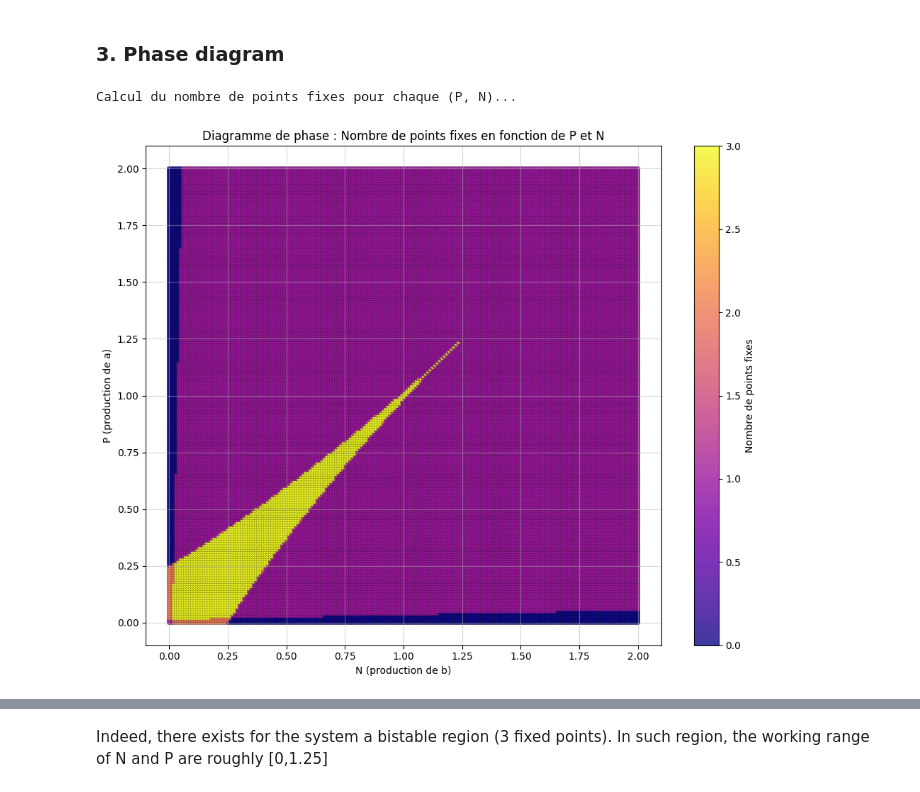
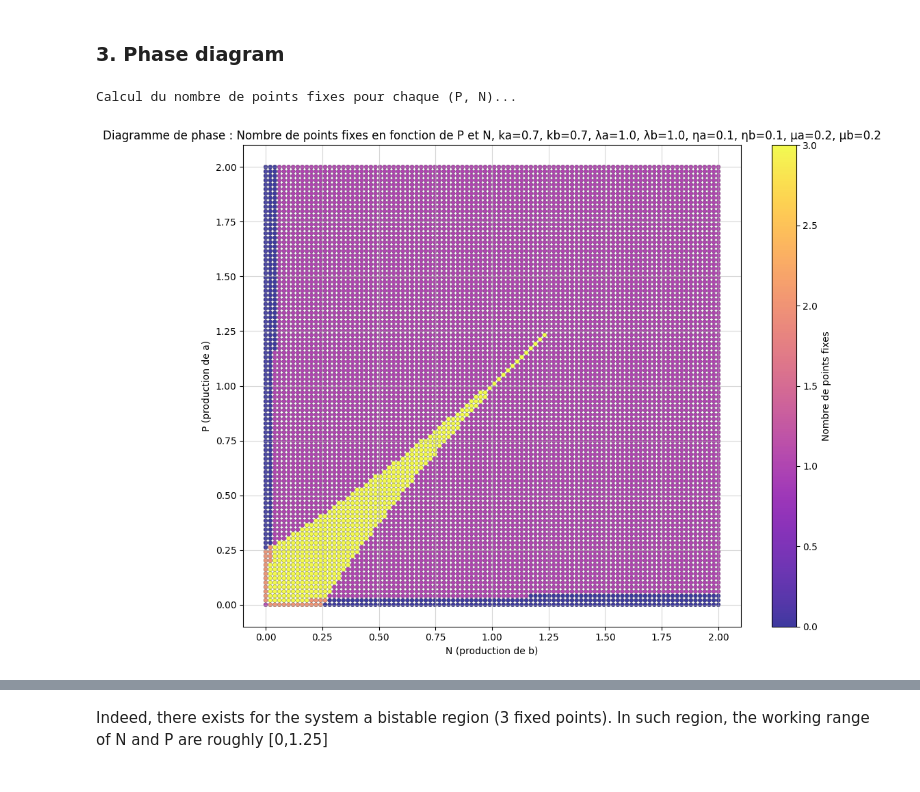
Before and after one commit to Aeronobase/Code-neural-network-with-CRNs, a Jupyter notebook: Sym Neuron-Rondelez_1_Phase_diagram.ipynb, the cells around one changed output, grey strips where cells are left out. Drawn from its saved outputs; the diff is of its cells as text; code cells hidden in the pictures.

```diff
--- a/Sym Neuron-Rondelez_1_Phase_diagram.ipynb
+++ b/Sym Neuron-Rondelez_1_Phase_diagram.ipynb
@@ -503,19 +470,20 @@ HBox(children=(FloatSlider(value=0.5, description='P:', max=2.0, step=0.05), Flo
 The a-nullcline and b-nullcline are drawn in red and blue and corresponds respectively to da/dt=0 and db/dt=0. Above the curve (da/dt>0), a is increasing, below, as is decreasing.
 # %% [markdown]
 ### 3. Phase diagram
+# %%
+import numpy as np
+import matplotlib.pyplot as plt
+from tqdm import tqdm
+from itertools import product
+from scipy.optimize import root
+
+# === Paramètres ===
+eta_a, eta_b = 0.1, 0.1
+mu_a, mu_b = 0.2, 0.2
+k_a, k_b = 0.7, 0.7
+lambda_a, lambda_b = 1.0, 1.0
+nb_points = 100  # Nombre de points dans la grille
 # %%
-import numpy as np
-import matplotlib.pyplot as plt
-from tqdm import tqdm
-from itertools import product
-from scipy.optimize import root
-
-# === Paramètres ===
-eta_a, eta_b = 0.1, 0.1
-mu_a, mu_b = 0.2, 0.2
-k_a, k_b = 0.7, 0.7
-lambda_a, lambda_b = 1.0, 1.0
-
 # === Système d'équations ===
 def da_dt(a, b, P):
     return P + (lambda_a * a) / (1 + k_a * a) - eta_a * a - mu_a * a * b
@@ -528,8 +496,8 @@ def system(y, P, N):
     return [da_dt(a, b, P), db_dt(a, b, N)]
 
 # === Espace de paramètres P et N ===
-P_vals = np.linspace(0, 2, 200)
-N_vals = np.linspace(0, 2, 200)
+P_vals = np.linspace(0, 2, nb_points)
+N_vals = np.linspace(0, 2, nb_points)
 
 # === Valeurs d'initialisation pour la recherche de points fixes ===
 a_guesses = [0.1, 1, 5, 10]
@@ -549,32 +517,32 @@ for P, N in tqdm(product(P_vals, N_vals), total=len(P_vals)*len(N_vals), desc="G
             try:
                 sol = root(lambda y: system(y, P, N), [a0, b0], method='hybr')
                 if sol.success:
                     a_sol, b_sol = sol.x
                     if a_sol > 0.01 and b_sol > 0.01:
                         if not any(np.hypot(a_sol - x, b_sol - y) < 0.3 for x, y in seen):
                             fixed_points.append((a_sol, b_sol))
                             seen.append((a_sol, b_sol))
             except:
                 continue
 
     bifurcation_data.append((P, N, len(fixed_points)))
 
 # === Conversion en tableau numpy ===
 bifurcation_data = np.array(bifurcation_data)
 P_plot = bifurcation_data[:, 0]
 N_plot = bifurcation_data[:, 1]
 fp_count = bifurcation_data[:, 2]
 
 # === Affichage du diagramme de phase ===
 plt.figure(figsize=(10, 8))
 scatter = plt.scatter( N_plot, P_plot, c=fp_count, cmap='plasma', s=20, alpha=0.8, edgecolors='k', linewidth=0.2)
 cbar = plt.colorbar(scatter, label="Nombre de points fixes")
 plt.xlabel("N (production de b)")
 plt.ylabel("P (production de a)")
-plt.title("Diagramme de phase : Nombre de points fixes en fonction de P et N")
+plt.title(f"Diagramme de phase : Nombre de points fixes en fonction de P et N, ka={k_a}, kb={k_b}, λa={lambda_a}, λb={lambda_b}, ηa={eta_a}, ηb={eta_b}, μa={mu_a}, μb={mu_b}")
 plt.grid(alpha=0.5)
 plt.tight_layout()
 plt.show()
 # %% [output]
 Calcul du nombre de points fixes pour chaque (P, N)...
-[figure, old version]
+[figure, new version]
```
Also changed, not shown: parts of 8 cells of this notebook, 2 other files.
